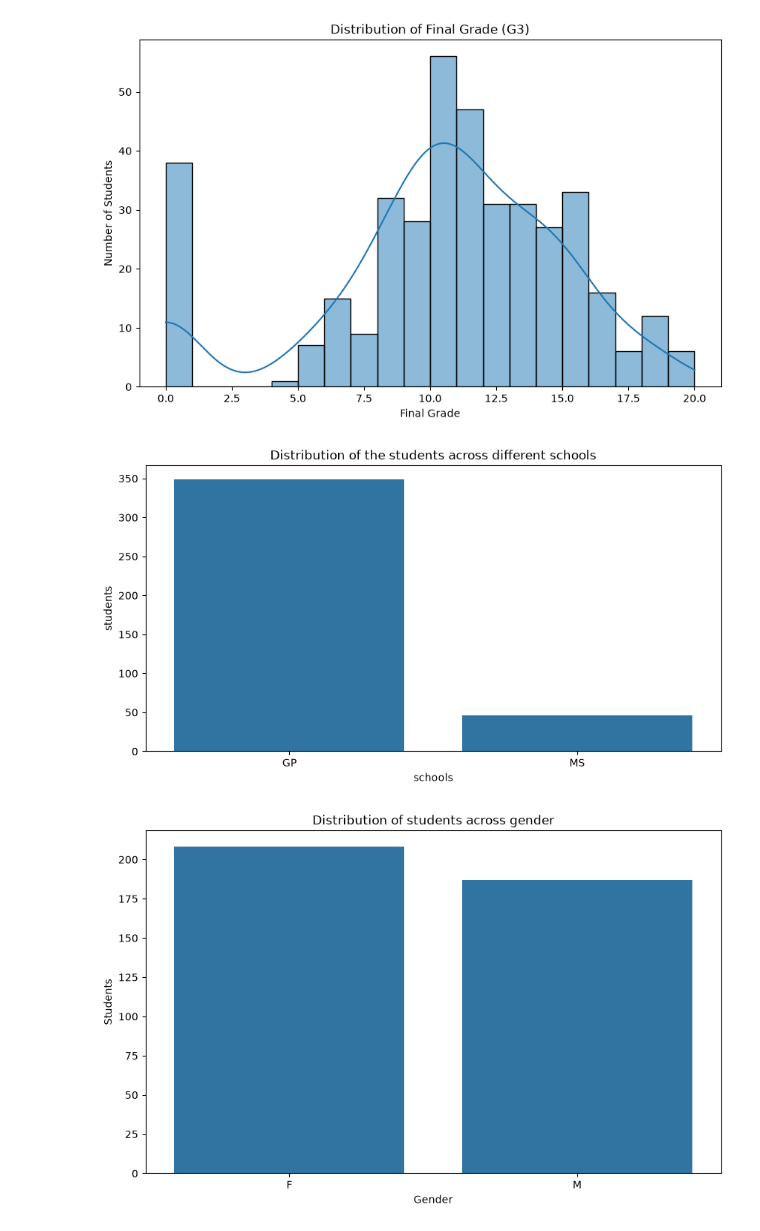
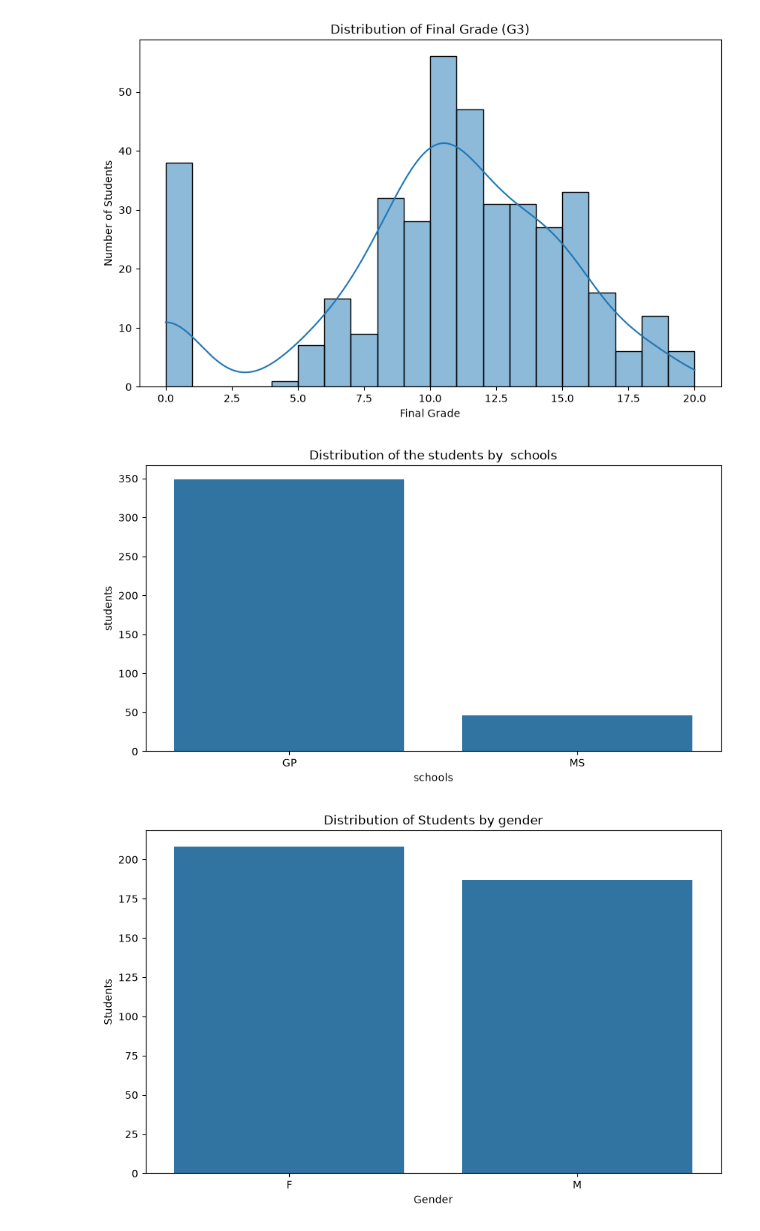
Before and after one commit to Udaykirankota32/Student-Performance-Prediction-System, a Jupyter notebook: 001_data_understanding.ipynb, the cells around one changed output. Saved outputs shown, nothing was run; the diff lists cells and outputs as text; code cells hidden in the pictures.

```diff
--- a/001_data_understanding.ipynb
+++ b/001_data_understanding.ipynb
@@ -325,23 +325,23 @@ plt.show()
 # %%
 
 ##visualizing all the univariate
-#schools categorical students data
+#Distribution of the students by  schools
 plt.figure(figsize=(10,5))
 sb.countplot(data=df,x="school")
-plt.title("Distribution of the students across different schools")
+plt.title("Distribution of the students by  schools")
 plt.xlabel("schools")
 plt.ylabel("students")
 plt.show()
 # %% [output]
-[figure, old version]
+[figure, new version]
 # %%
-#distribution of students across gender
+#Distribution of Students by gender
 plt.figure(figsize=(10,6))
 sb.countplot(data=df,x="sex")
-plt.title("Distribution of students across gender")
+plt.title("Distribution of Students by gender")
 plt.xlabel("Gender")
 plt.ylabel("Students")
 plt.show()
 # %% [output]
-[figure, old version]
+[figure, new version]
 # %%
```
Also changed, not shown: parts of 23 cells of this notebook.
